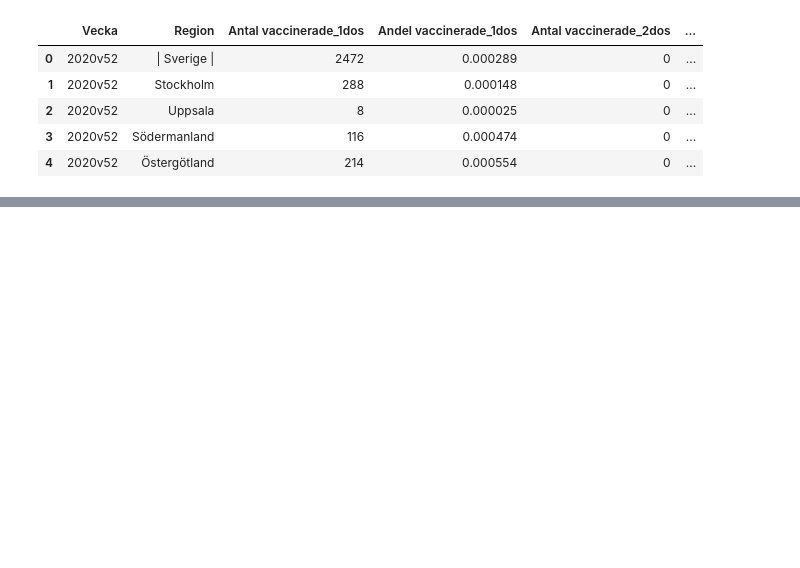
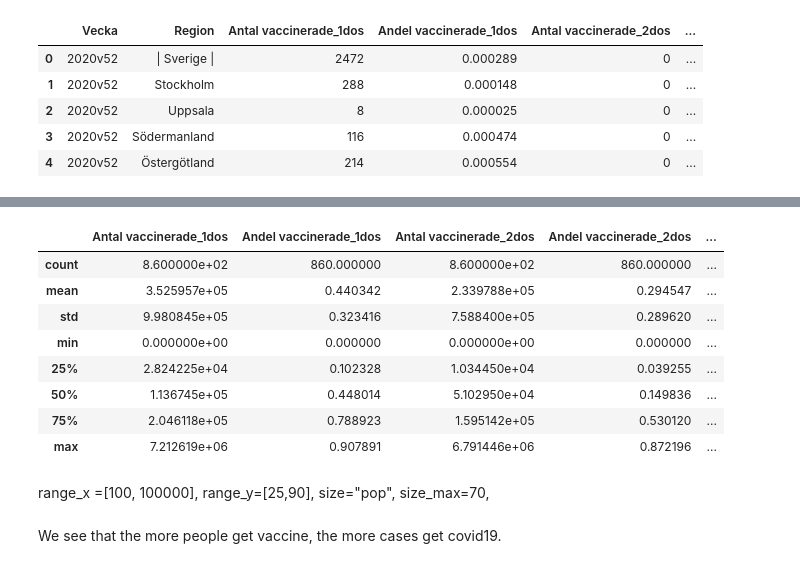
Before and after one commit to yuna-liu/Databehandling-Yuna-Liu, a Jupyter notebook: Labs/Lab1_Covid-19/Lab1_Q3.ipynb, the cells around one changed output, grey strips where cells are left out. Cells and saved outputs as stored; diff of their text form; code cells hidden in the pictures; blank space fills up the shorter version.

```diff
--- a/Labs/Lab1_Covid-19/Lab1_Q3.ipynb
+++ b/Labs/Lab1_Covid-19/Lab1_Q3.ipynb
@@ -132,0 +208,16 @@ fig.show()
+# %%
+vaccin_covid19.describe()
+# %% [output]
+|  | Antal vaccinerade_1dos | Andel vaccinerade_1dos | Antal vaccinerade_2dos | Andel vaccinerade_2dos | ... |
+| count | 8.600000e+02 | 860.000000 | 8.600000e+02 | 860.000000 | ... |
+| mean | 3.525957e+05 | 0.440342 | 2.339788e+05 | 0.294547 | ... |
+| std | 9.980845e+05 | 0.323416 | 7.588400e+05 | 0.289620 | ... |
+| min | 0.000000e+00 | 0.000000 | 0.000000e+00 | 0.000000 | ... |
+| 25% | 2.824225e+04 | 0.102328 | 1.034450e+04 | 0.039255 | ... |
+| 50% | 1.136745e+05 | 0.448014 | 5.102950e+04 | 0.149836 | ... |
+| 75% | 2.046118e+05 | 0.788923 | 1.595142e+05 | 0.530120 | ... |
+| max | 7.212619e+06 | 0.907891 | 6.791446e+06 | 0.872196 | ... |
+# %% [markdown]
+range_x =[100, 100000], range_y=[25,90], size="pop", size_max=70,
+# %% [markdown]
+We see that the more people get vaccine, the more cases get covid19.
```
Also changed, not shown: parts of 28 cells of this notebook, 16 other files.
